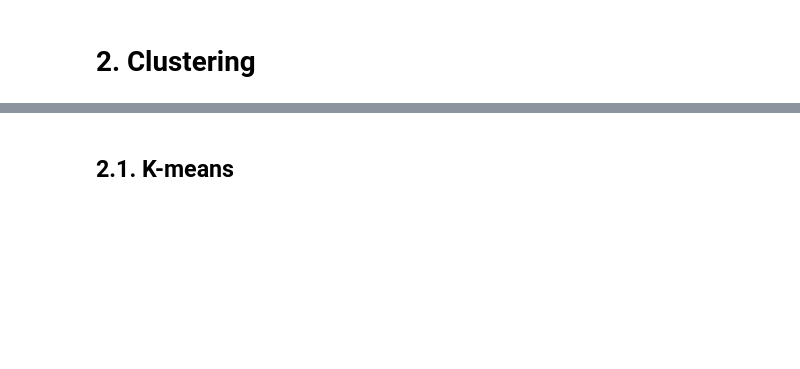
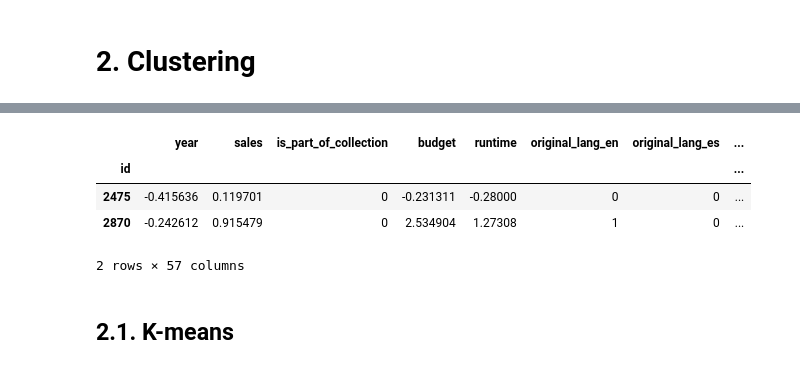
Before and after one commit to artefactory/french-box-office, a Jupyter notebook: notebooks/session6/session6-solutions.ipynb, the cells around one changed output, grey strips where cells are left out. Saved outputs shown, nothing was run; the diff lists cells and outputs as text; code cells hidden in the pictures; blank space fills up the shorter version.

```diff
--- a/notebooks/session6/session6-solutions.ipynb
+++ b/notebooks/session6/session6-solutions.ipynb
@@ -74,3 +95,11 @@ data_clustering = data.drop(['overview', 'tagline'], axis=1)
+# %%
+data_clustering.head(2)
+# %% [output]
+|  | year | sales | is_part_of_collection | budget | runtime | original_lang_en | original_lang_es | ... |
+| id |  |  |  |  |  |  |  | ... |
+| 2475 | -0.415636 | 0.119701 | 0 | -0.231311 | -0.28000 | 0 | 0 | ... |
+| 2870 | -0.242612 | 0.915479 | 0 | 2.534904 | 1.27308 | 1 | 0 | ... |
+2 rows × 57 columns
 # %%
 # Split the dataset into a train part and a test part (with a ratio 80/20 for example)
 # Hint: take a look at the train_test_split() function from sklearn
```
Also changed, not shown: parts of 17 cells of this notebook, 1 other file.
